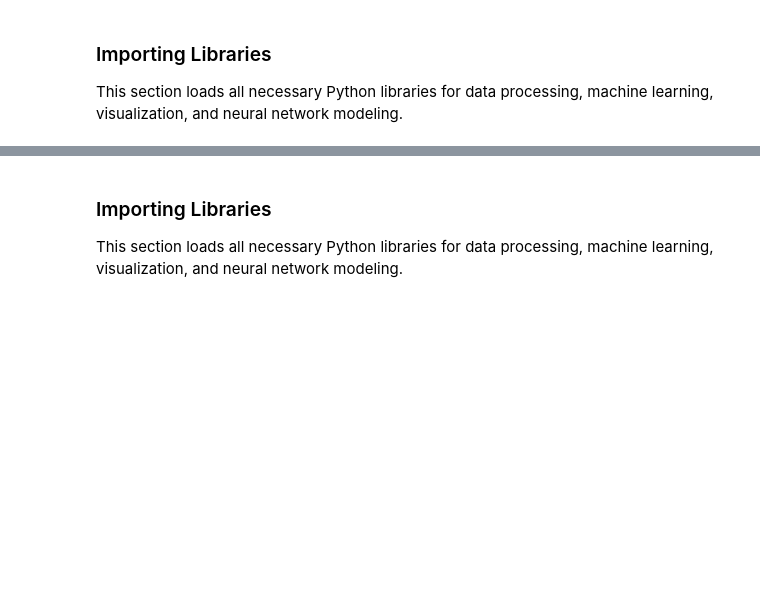
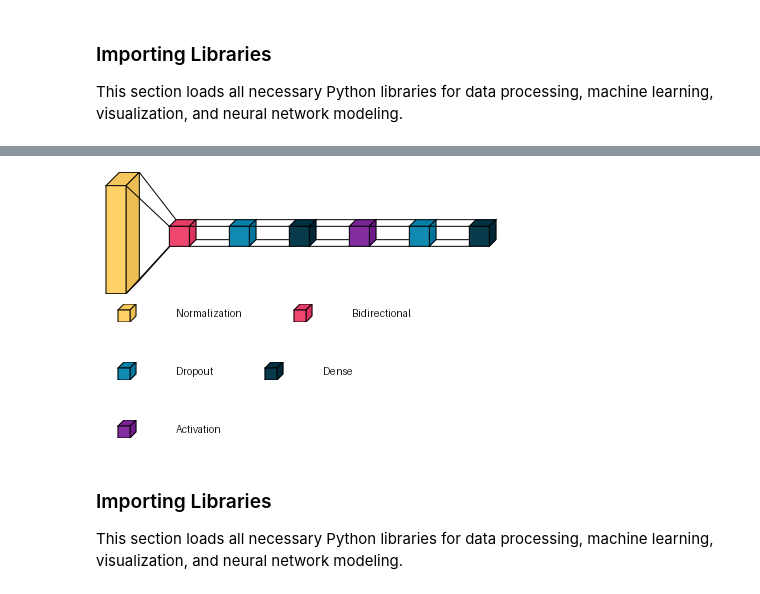
Before and after one commit to SirK8N/stopping-power-ML-reu, a Jupyter notebook: 1_neural_net_hypertuning.ipynb, the cells around one changed output, grey strips where cells are left out. Saved outputs shown, nothing was run; the diff lists cells and outputs as text; code cells hidden in the pictures; blank space fills up the shorter version.

```diff
--- a/1_neural_net_hypertuning.ipynb
+++ b/1_neural_net_hypertuning.ipynb
@@ -944,20 +1021,21 @@ model.summary()
 # %%
 import visualkeras
 from PIL import ImageFont
 from IPython.display import display
 import os
 
 # Create a 3D-style visualization of the model
 img = visualkeras.layered_view(
     model,
     legend=True,
-    font=font,
     spacing=40,
     draw_volume=True
 )
 
 # Display in notebook
 display(img)
+# %% [output]
+[figure, added]
 # %% [markdown]
 ### Importing Libraries
 This section loads all necessary Python libraries for data processing, machine learning, visualization, and neural network modeling.
```
Also changed, not shown: parts of 24 cells of this notebook, 1 other file.
